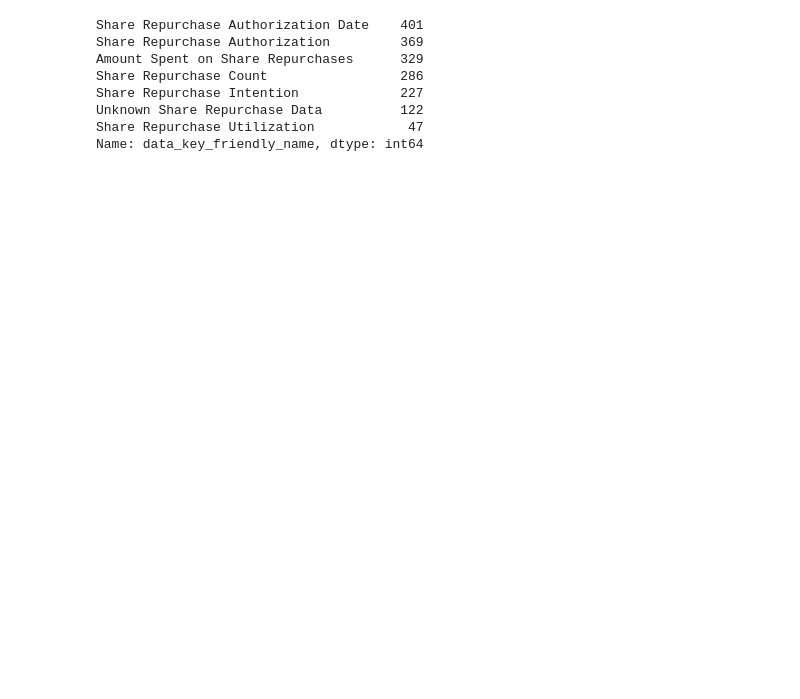
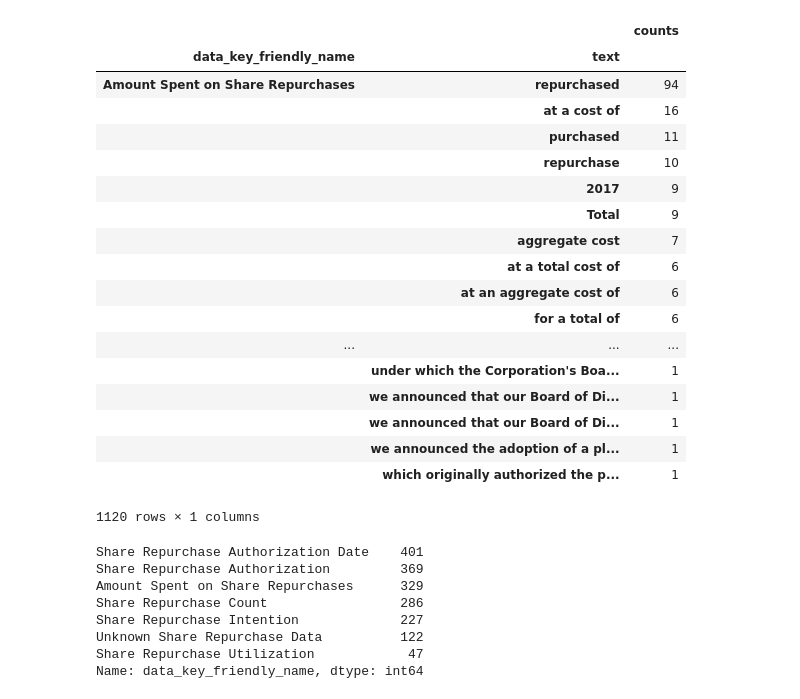
Before and after one commit to suhasinipallai/New_constructs, a Jupyter notebook: jj-eda.ipynb, the cells around one changed output. Saved outputs shown, nothing was run; the diff lists cells and outputs as text; code cells hidden in the pictures; blank space fills up the shorter version.

```diff
--- a/jj-eda.ipynb
+++ b/jj-eda.ipynb
@@ -52,3 +298,27 @@ to this:
+# %%
+
+#srp_df[['data_key_friendly_name', 'text']].agg('count', axis=1)
+srp_df[['data_key_friendly_name', 'text']].groupby(['data_key_friendly_name']).text.value_counts().to_frame('counts')
+# %% [output]
+|  |  | counts |
+| data_key_friendly_name | text |  |
+| Amount Spent on Share Repurchases | repurchased | 94 |
+|  | at a cost of | 16 |
+|  | purchased | 11 |
+|  | repurchase | 10 |
+|  | 2017 | 9 |
+|  | Total | 9 |
+|  | aggregate cost | 7 |
+|  | at a total cost of | 6 |
+|  | at an aggregate cost of | 6 |
+|  | for a total of | 6 |
+| ... | ... | ... |
+|  | under which the Corporation's Boa... | 1 |
+|  | we announced that our Board of Di... | 1 |
+|  | we announced that our Board of Di... | 1 |
+|  | we announced the adoption of a pl... | 1 |
+|  | which originally authorized the p... | 1 |
+1120 rows × 1 columns
 # %%
 srp_df.data_key_friendly_name.value_counts()
 # %% [output]
```
Also changed, not shown: parts of 36 cells of this notebook.
